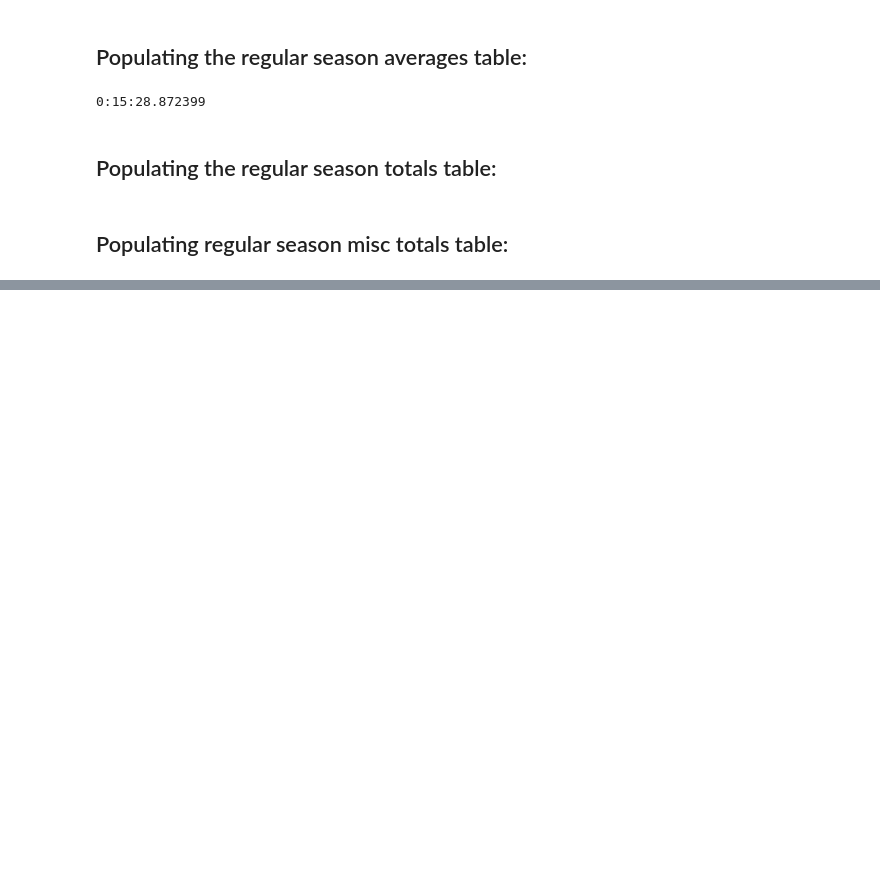
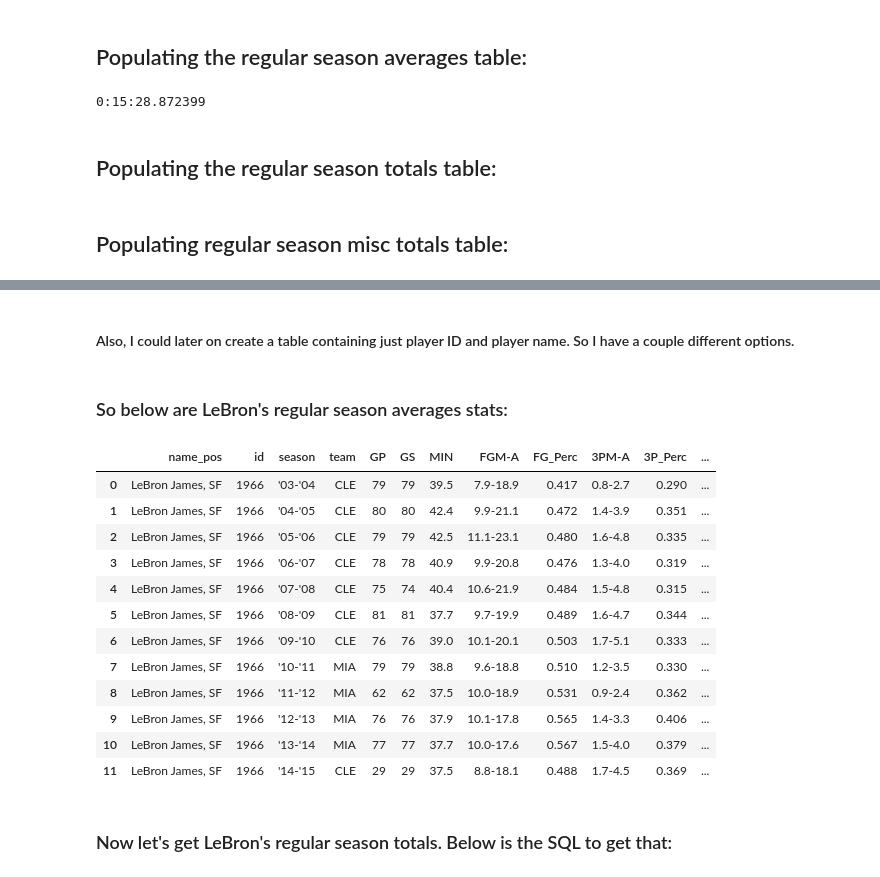
Before and after one commit to Ebotto1/ipython_notebooks, a Jupyter notebook: web_scraping/NBA_Regular_Season_Stats.ipynb, the cells around one changed output, grey strips where cells are left out. Cells and saved outputs as stored; diff of their text form; code cells hidden in the pictures; blank space fills up the shorter version.

```diff
--- a/web_scraping/NBA_Regular_Season_Stats.ipynb
+++ b/web_scraping/NBA_Regular_Season_Stats.ipynb
@@ -817,0 +818,5 @@ print(datetime.now() - startTime)
+# %%
+from db import DB
+import pandas as pd
+
+db = DB(filename="/home/pybokeh/databases/nba", dbtype="sqlite")
@@ -817,0 +837,3 @@ print(datetime.now() - startTime)
+# %%
+pd.set_option("display.max_columns",50)
+pd.set_option("display.max_rows",999)
@@ -817,0 +842,19 @@ print(datetime.now() - startTime)
+# %%
+sql_avgs = """
+select
+player.name_pos,
+avgs.*
+
+from regular_season_avgs avgs
+
+left join (
+select distinct
+id,
+name_pos
+
+from player_game_stats) as player
+on avgs.id = player.id
+
+where
+player.name_pos like '%LeBron%'
+"""
@@ -817,0 +863,22 @@ print(datetime.now() - startTime)
+# %% [markdown]
+#### Also, I could later on create a table containing just player ID and player name.  So I have a couple different options.
+# %% [markdown]
+### So below are LeBron's regular season averages stats:
+# %%
+db.query(sql_avgs)
+# %% [output]
+|  | name_pos | id | season | team | GP | GS | MIN | FGM-A | FG_Perc | 3PM-A | 3P_Perc | ... |
+| 0 | LeBron James, SF | 1966 | '03-'04 | CLE | 79 | 79 | 39.5 | 7.9-18.9 | 0.417 | 0.8-2.7 | 0.290 | ... |
+| 1 | LeBron James, SF | 1966 | '04-'05 | CLE | 80 | 80 | 42.4 | 9.9-21.1 | 0.472 | 1.4-3.9 | 0.351 | ... |
+| 2 | LeBron James, SF | 1966 | '05-'06 | CLE | 79 | 79 | 42.5 | 11.1-23.1 | 0.480 | 1.6-4.8 | 0.335 | ... |
+| 3 | LeBron James, SF | 1966 | '06-'07 | CLE | 78 | 78 | 40.9 | 9.9-20.8 | 0.476 | 1.3-4.0 | 0.319 | ... |
+| 4 | LeBron James, SF | 1966 | '07-'08 | CLE | 75 | 74 | 40.4 | 10.6-21.9 | 0.484 | 1.5-4.8 | 0.315 | ... |
+| 5 | LeBron James, SF | 1966 | '08-'09 | CLE | 81 | 81 | 37.7 | 9.7-19.9 | 0.489 | 1.6-4.7 | 0.344 | ... |
+| 6 | LeBron James, SF | 1966 | '09-'10 | CLE | 76 | 76 | 39.0 | 10.1-20.1 | 0.503 | 1.7-5.1 | 0.333 | ... |
+| 7 | LeBron James, SF | 1966 | '10-'11 | MIA | 79 | 79 | 38.8 | 9.6-18.8 | 0.510 | 1.2-3.5 | 0.330 | ... |
+| 8 | LeBron James, SF | 1966 | '11-'12 | MIA | 62 | 62 | 37.5 | 10.0-18.9 | 0.531 | 0.9-2.4 | 0.362 | ... |
+| 9 | LeBron James, SF | 1966 | '12-'13 | MIA | 76 | 76 | 37.9 | 10.1-17.8 | 0.565 | 1.4-3.3 | 0.406 | ... |
+| 10 | LeBron James, SF | 1966 | '13-'14 | MIA | 77 | 77 | 37.7 | 10.0-17.6 | 0.567 | 1.5-4.0 | 0.379 | ... |
+| 11 | LeBron James, SF | 1966 | '14-'15 | CLE | 29 | 29 | 37.5 | 8.8-18.1 | 0.488 | 1.7-4.5 | 0.369 | ... |
+# %% [markdown]
+### Now let's get LeBron's regular season totals.  Below is the SQL to get that:
```
Also changed, not shown: parts of 13 cells of this notebook.
